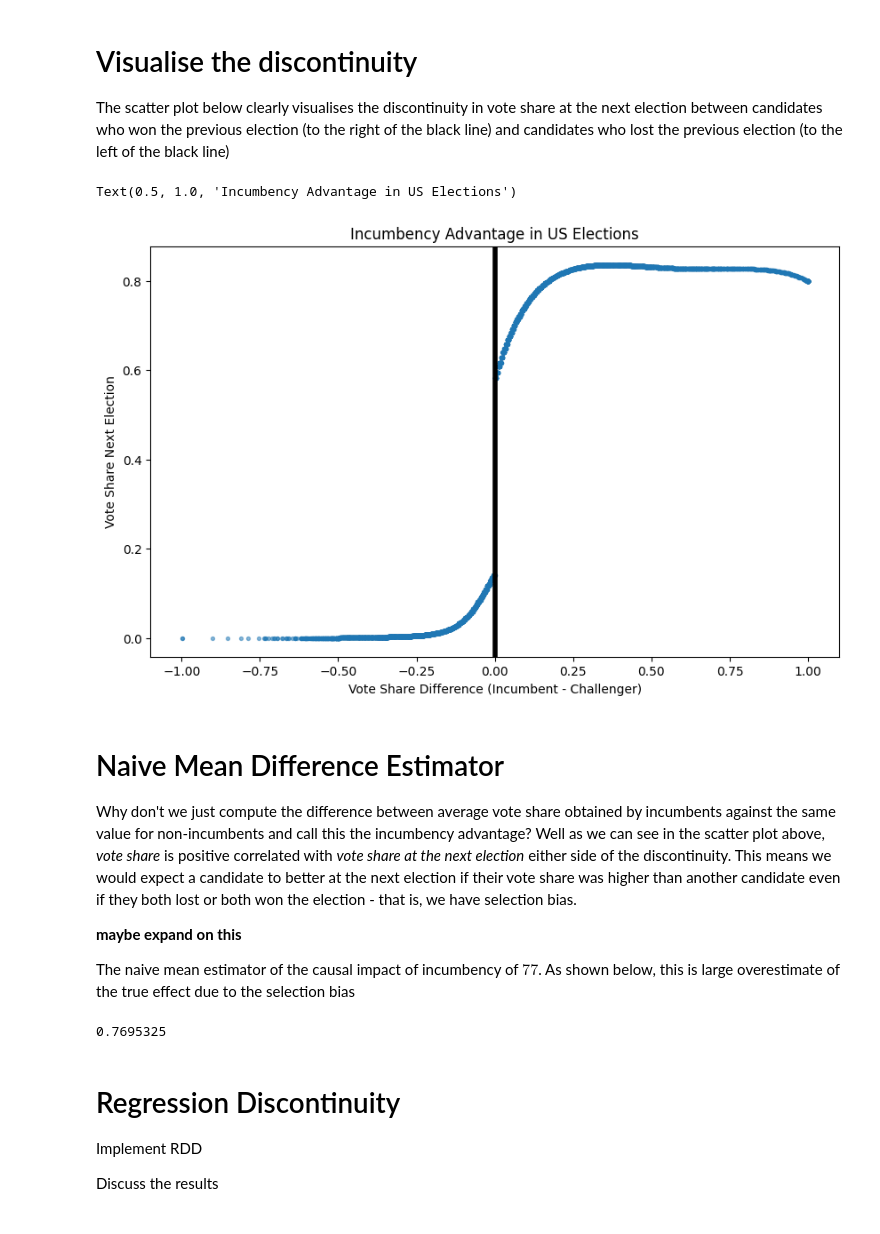
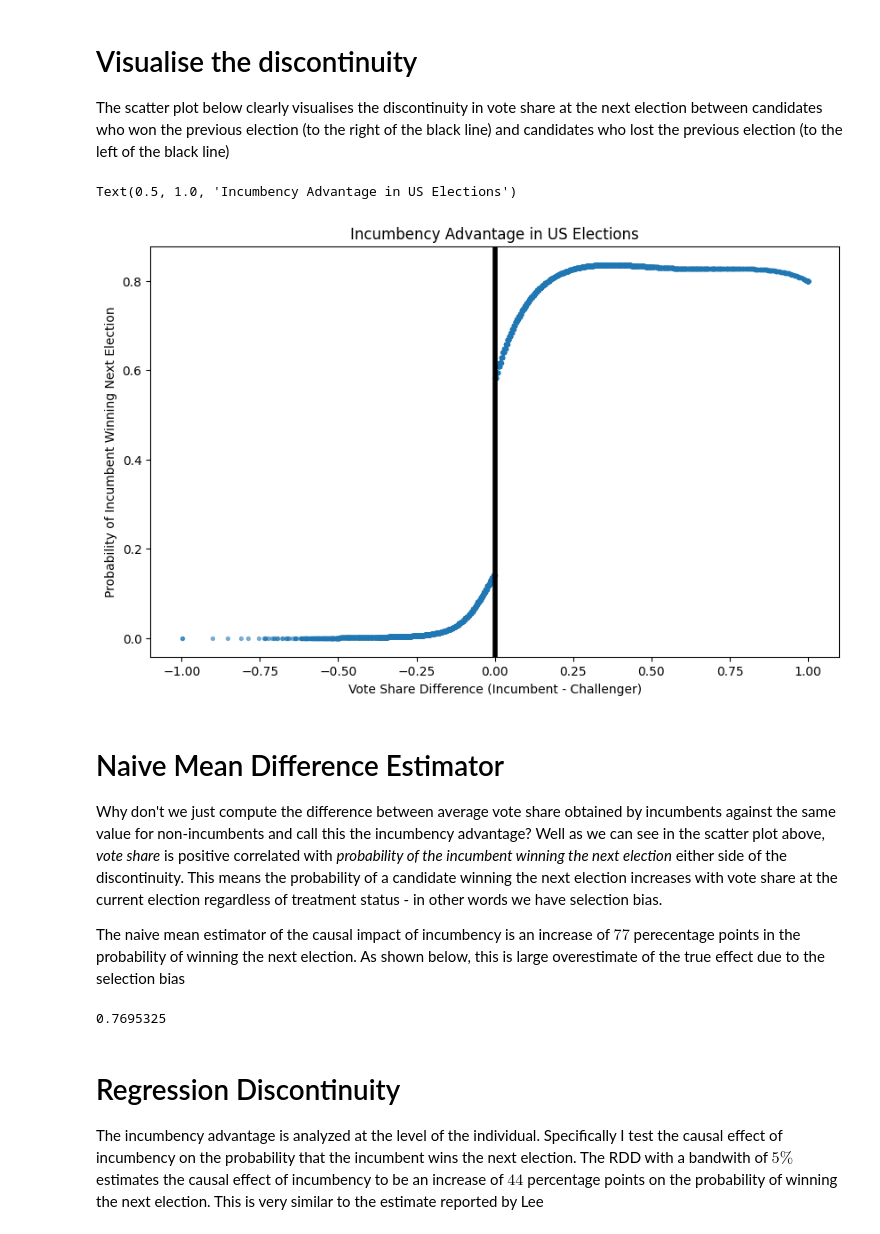
Before and after one commit to cainemerrick98/causal-inference, a Jupyter notebook: incumbency_advantage_in_us_elections/notebook.ipynb, the cells around one changed output. Cells and saved outputs as stored; diff of their text form; code cells hidden in the pictures.

```diff
--- a/incumbency_advantage_in_us_elections/notebook.ipynb
+++ b/incumbency_advantage_in_us_elections/notebook.ipynb
@@ -93,21 +107,19 @@ The scatter plot below clearly visualises the discontinuity in vote share at the
 # %%
 fig, ax = plt.subplots(figsize=(10, 6))
 ax.scatter(df['difshare'], df['mpmyoutcomenext'], alpha=0.5, s=8)
 ax.axvline(0, color='black', lw=4)
 ax.set_xlabel('Vote Share Difference (Incumbent - Challenger)')
-ax.set_ylabel('Vote Share Next Election')
+ax.set_ylabel('Probability of Incumbent Winning Next Election')
 ax.set_title('Incumbency Advantage in US Elections')
 # %% [output]
 Text(0.5, 1.0, 'Incumbency Advantage in US Elections')
-[figure, old version]
+[figure, new version]
 # %% [markdown]
 # Naive Mean Difference Estimator
 
-Why don't we just compute the difference between average vote share obtained by incumbents against the same value for non-incumbents and call this the incumbency advantage? Well as we can see in the scatter plot above, *vote share* is positive correlated with *vote share at the next election* either side of the discontinuity. This means we would expect a candidate to better at the next election if their vote share was higher than another candidate even if they both lost or both won the election - that is, we have selection bias.
+Why don't we just compute the difference between average vote share obtained by incumbents against the same value for non-incumbents and call this the incumbency advantage? Well as we can see in the scatter plot above, *vote share* is positive correlated with *probability of the incumbent winning the next election* either side of the discontinuity. This means the probability of a candidate winning the next election increases with vote share at the current election regardless of treatment status - in other words we have selection bias.
 
-**maybe expand on this**
-
-The naive mean estimator of the causal impact of incumbency of $77%$. As shown below, this is large overestimate of the true effect due to the selection bias
+The naive mean estimator of the causal impact of incumbency is an increase of $77$ perecentage points in the probability of winning the next election. As shown below, this is large overestimate of the true effect due to the selection bias
 # %%
 print(df[df['difshare'] >= 0]['mpmyoutcomenext'].mean() - df[df['difshare'] < 0]['mpmyoutcomenext'].mean())
 # %% [output]
@@ -115,6 +127,4 @@ print(df[df['difshare'] >= 0]['mpmyoutcomenext'].mean() - df[df['difshare'] < 0]
 # %% [markdown]
 # Regression Discontinuity
 
-Implement RDD
-
-Discuss the results
+The incumbency advantage is analyzed at the level of the individual. Specifically I test the causal effect of incumbency on the probability that the incumbent wins the next election. The RDD with a bandwith of $5 \%$ estimates the causal effect of incumbency to be an increase of $44%$ percentage points on the probability of winning the next election. This is very similar to the estimate reported by Lee
```
Also changed, not shown: parts of 23 cells of this notebook.
